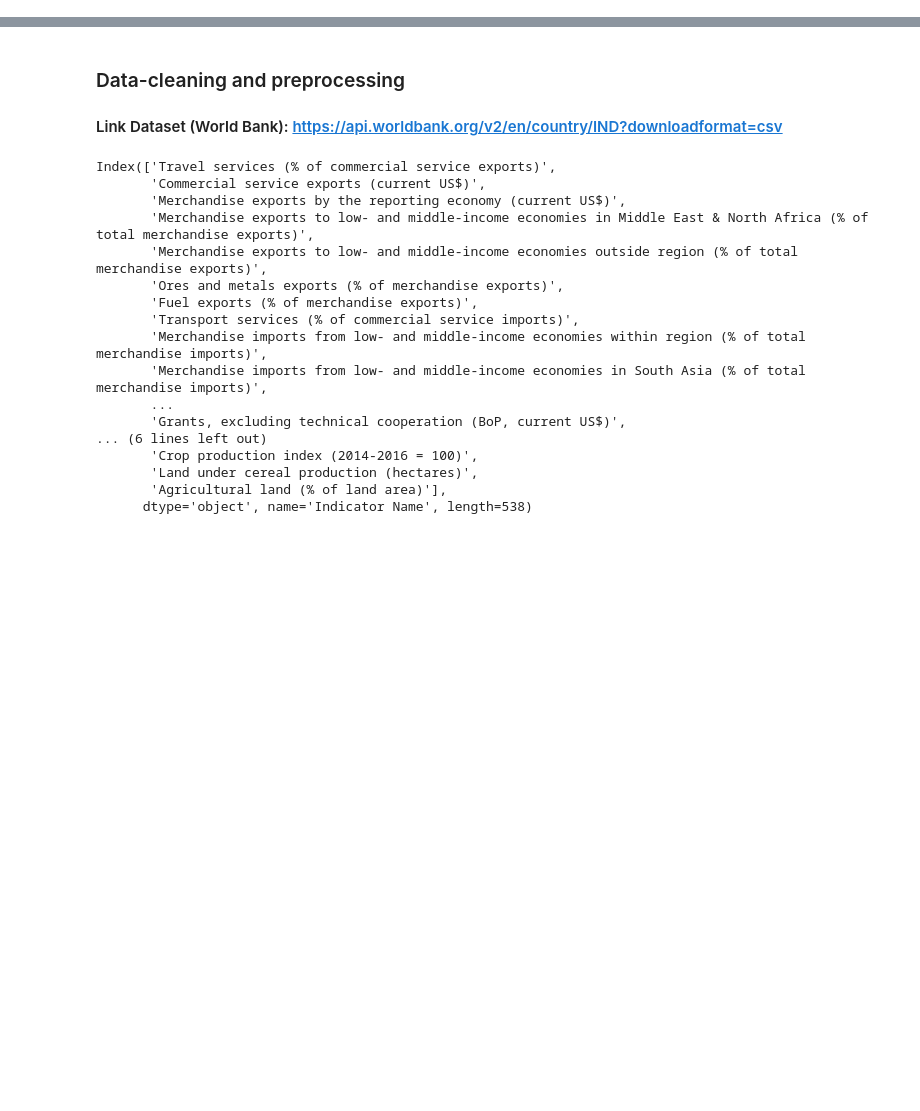
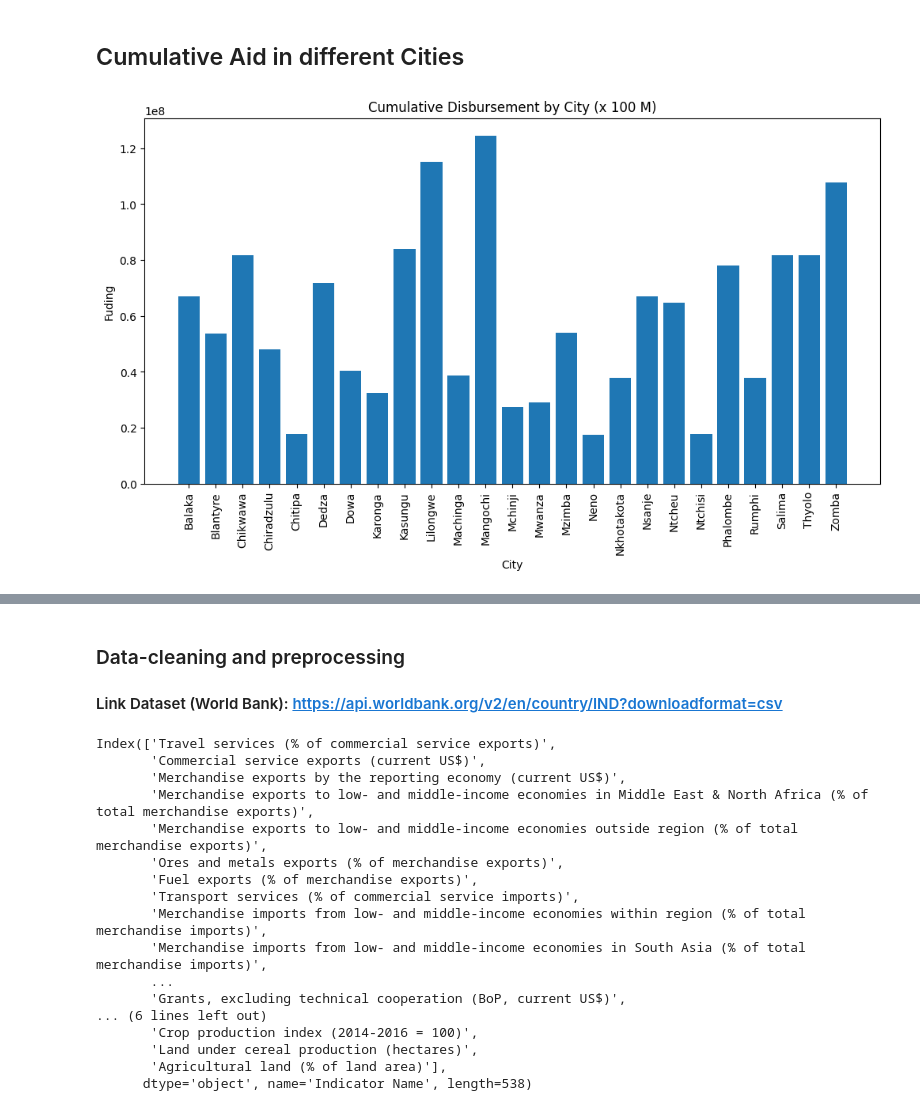
Before and after one commit to TarikTornes/IBMz-Datathon, a Jupyter notebook: NationAnalysis.ipynb, the cells around one changed output, grey strips where cells are left out. Drawn from its saved outputs; the diff is of its cells as text; code cells hidden in the pictures; blank space fills up the shorter version.

```diff
--- a/NationAnalysis.ipynb
+++ b/NationAnalysis.ipynb
@@ -0,0 +13,2 @@
+# %%
+result_df = pd.read_csv('IBMZDATATHON2023_Dataset/Malawi_improvement.csv')
@@ -0,0 +31,12 @@
+# %% [markdown]
+## Cumulative Aid in different Cities
+# %%
+plt.figure(figsize=(12, 6))
+plt.bar(result_df['ADM2 Name'], result_df['Cumulative Disbursement'])
+plt.xlabel('City')
+plt.ylabel('Fuding')
+plt.title('Cumulative Disbursement by City (x 100 M)')
+plt.xticks(rotation=90)
+plt.show()
+# %% [output]
+[figure, added]
```
Also changed, not shown: parts of 18 cells of this notebook.
